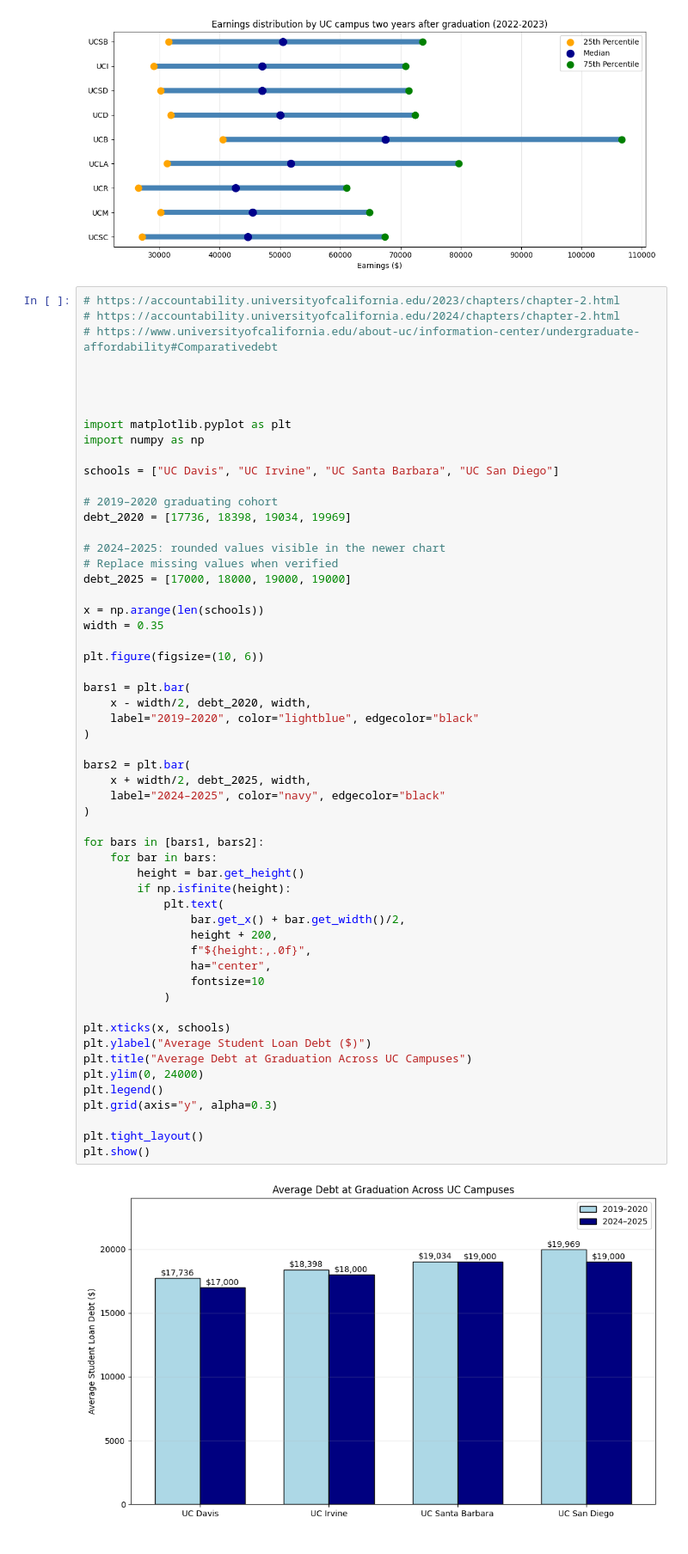
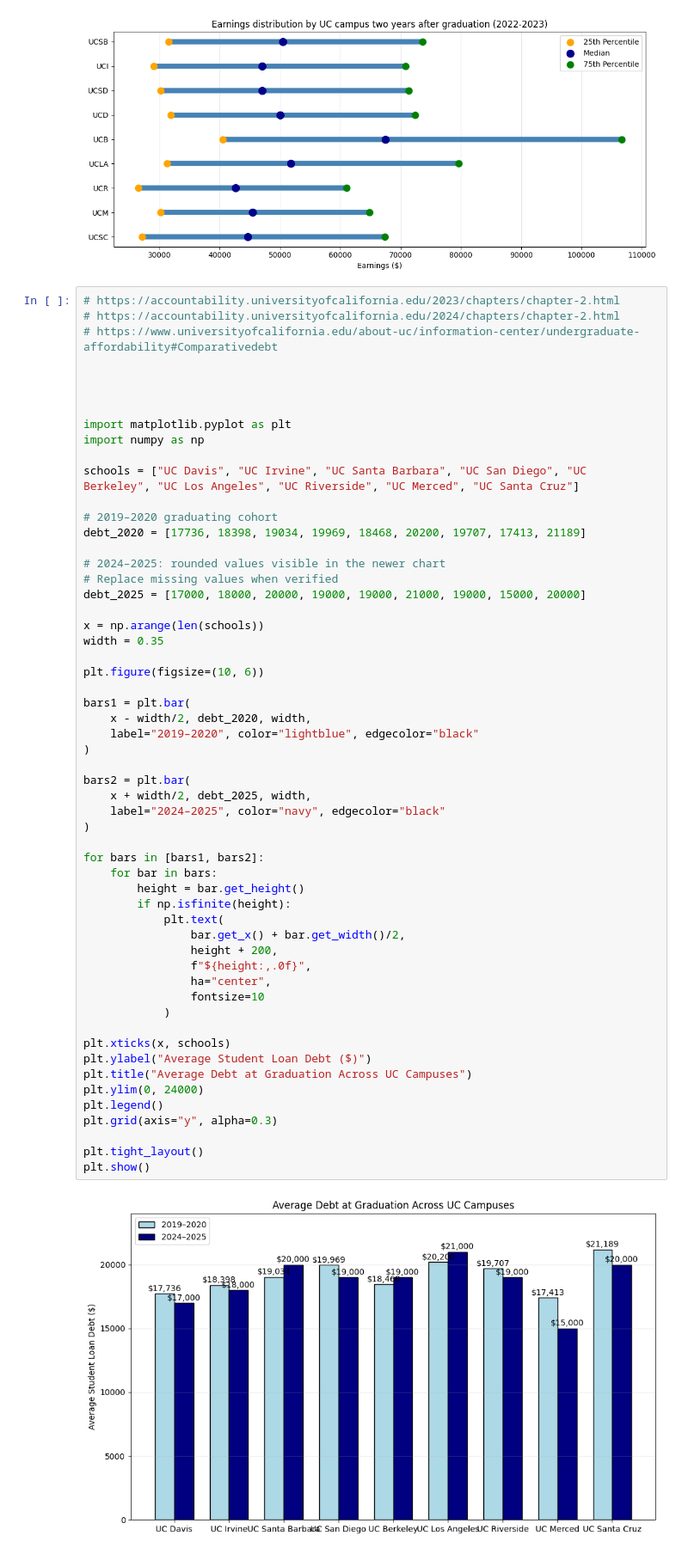
Before and after one commit to KarlaRH12/school_ranking_analysis, a Jupyter notebook: analysis_rankings.ipynb, the cells around one changed output. Shown at 86% size. Drawn from its saved outputs; the diff is of its cells as text.

Commit message:
average debt

```diff
--- a/analysis_rankings.ipynb
+++ b/analysis_rankings.ipynb
@@ -396,14 +396,14 @@ plt.show()
 import matplotlib.pyplot as plt
 import numpy as np
 
-schools = ["UC Davis", "UC Irvine", "UC Santa Barbara", "UC San Diego"]
+schools = ["UC Davis", "UC Irvine", "UC Santa Barbara", "UC San Diego", "UC Berkeley", "UC Los Angeles", "UC Riverside", "UC Merced", "UC Santa Cruz"]
 
 # 2019–2020 graduating cohort
-debt_2020 = [17736, 18398, 19034, 19969]
+debt_2020 = [17736, 18398, 19034, 19969, 18468, 20200, 19707, 17413, 21189]
 
 # 2024–2025: rounded values visible in the newer chart
 # Replace missing values when verified
-debt_2025 = [17000, 18000, 19000, 19000]
+debt_2025 = [17000, 18000, 20000, 19000, 19000, 21000, 19000, 15000, 20000]
 
 x = np.arange(len(schools))
 width = 0.35
@@ -415,31 +415,31 @@ bars1 = plt.bar(
     label="2019–2020", color="lightblue", edgecolor="black"
 )
 
 bars2 = plt.bar(
     x + width/2, debt_2025, width,
     label="2024–2025", color="navy", edgecolor="black"
 )
 
 for bars in [bars1, bars2]:
     for bar in bars:
         height = bar.get_height()
         if np.isfinite(height):
             plt.text(
                 bar.get_x() + bar.get_width()/2,
                 height + 200,
                 f"${height:,.0f}",
                 ha="center",
                 fontsize=10
             )
 
 plt.xticks(x, schools)
 plt.ylabel("Average Student Loan Debt ($)")
 plt.title("Average Debt at Graduation Across UC Campuses")
 plt.ylim(0, 24000)
 plt.legend()
 plt.grid(axis="y", alpha=0.3)
 
 plt.tight_layout()
 plt.show()
 # %% [output]
-[figure, old version]
+[figure, new version]
```
